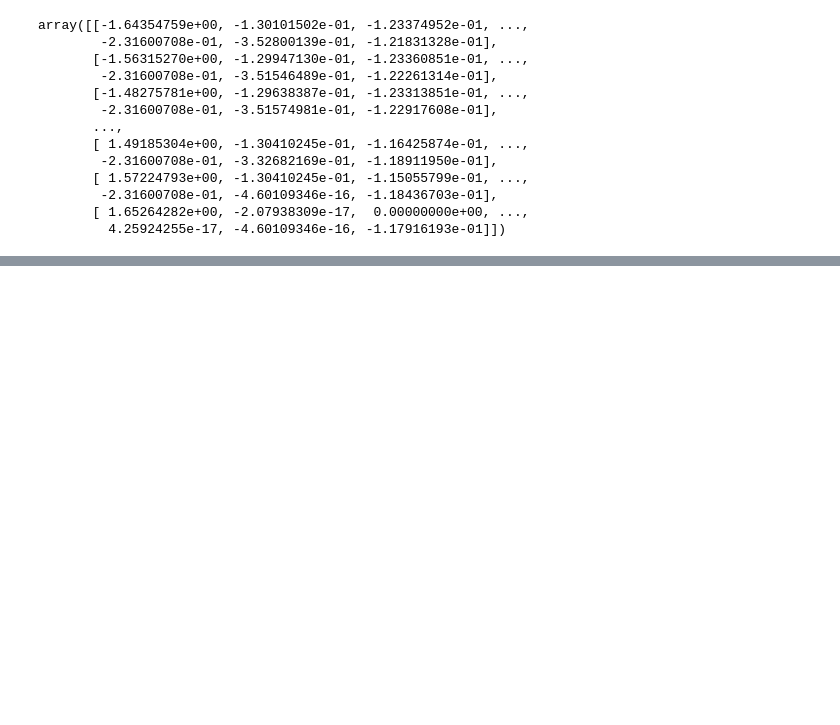
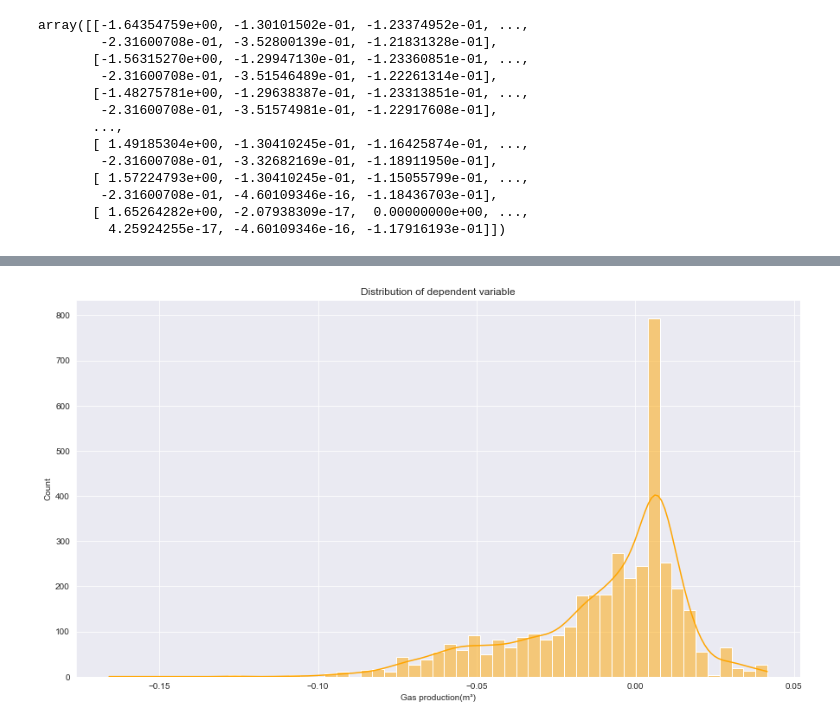
Before and after one commit to EjiKanyi/Fuel-production-vs-consumption, a Jupyter notebook: index.ipynb, the cells around one changed output, grey strips where cells are left out. Cells and saved outputs as stored; diff of their text form; code cells hidden in the pictures; blank space fills up the shorter version.

```diff
--- a/index.ipynb
+++ b/index.ipynb
@@ -459,0 +456,11 @@ TypeError: ylabel() missing 1 required positional argument: 'ylabel'
+# %%
+y = np.log10(y + 1e-10)
+
+plt.figure(figsize=(15, 8))
+sns.set_style('darkgrid')
+sns.histplot(y, color="orange", kde=True)
+plt.xticks(rotation=0)
+plt.title("Distribution of dependent variable")
+plt.show()
+# %% [output]
+[figure, added]
```
Also changed, not shown: parts of 9 cells of this notebook.
